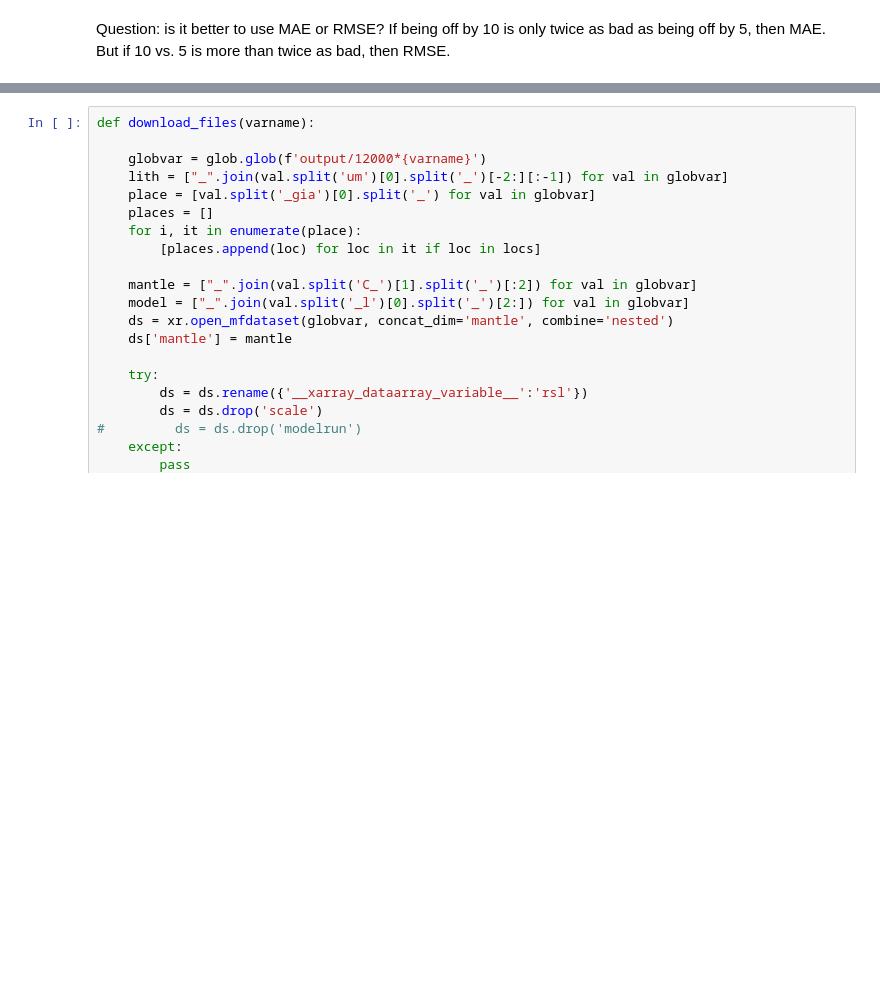
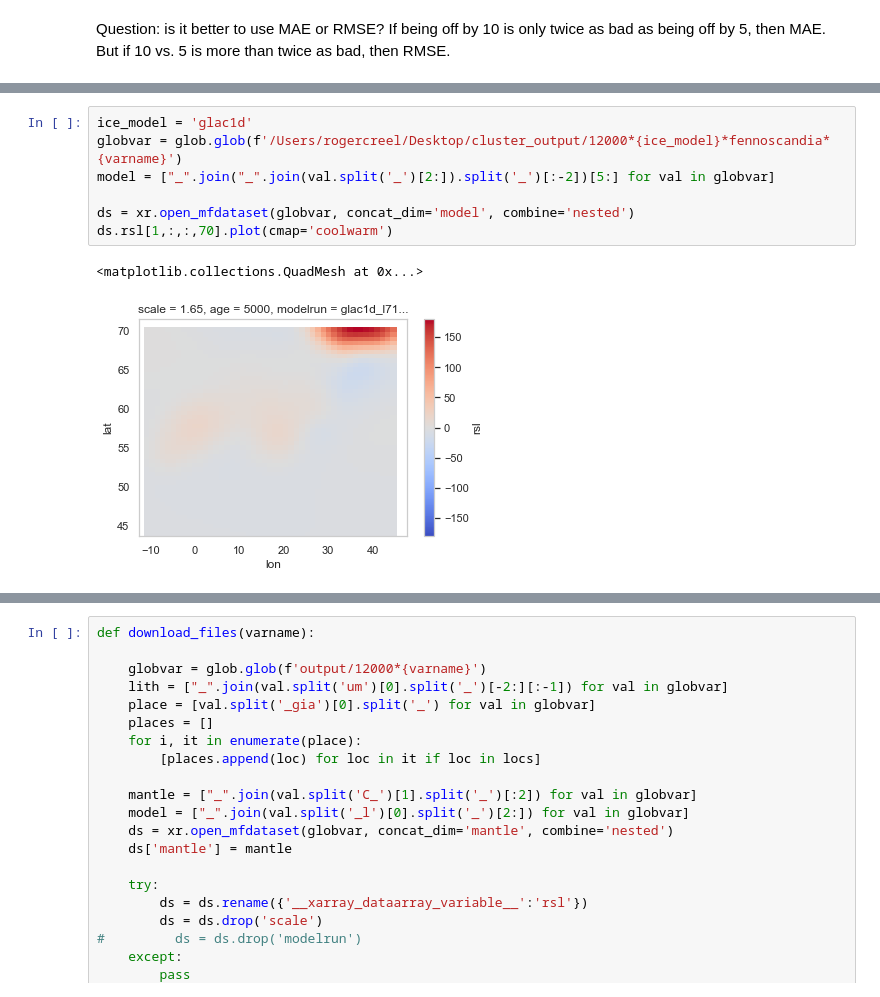
Before and after one commit to rcameronc/Holocene_readv, a Jupyter notebook: readv_postproc.ipynb, the cells around one changed output, grey strips where cells are left out. Saved outputs shown, nothing was run; the diff lists cells and outputs as text; blank space fills up the shorter version.

```diff
--- a/readv_postproc.ipynb
+++ b/readv_postproc.ipynb
@@ -269,0 +237,10 @@ for i, age in enumerate(ds_zp.age):
+# %%
+ice_model = 'glac1d'
+globvar = glob.glob(f'/Users/rogercreel/Desktop/cluster_output/12000*{ice_model}*fennoscandia*{varname}')
+model = ["_".join("_".join(val.split('_')[2:]).split('_')[:-2])[5:] for val in globvar]
+
+ds = xr.open_mfdataset(globvar, concat_dim='model', combine='nested')
+ds.rsl[1,:,:,70].plot(cmap='coolwarm')
+# %% [output]
+<matplotlib.collections.QuadMesh at 0x...>
+[figure, added]
```
Also changed, not shown: parts of 39 cells of this notebook, 18 other files.
